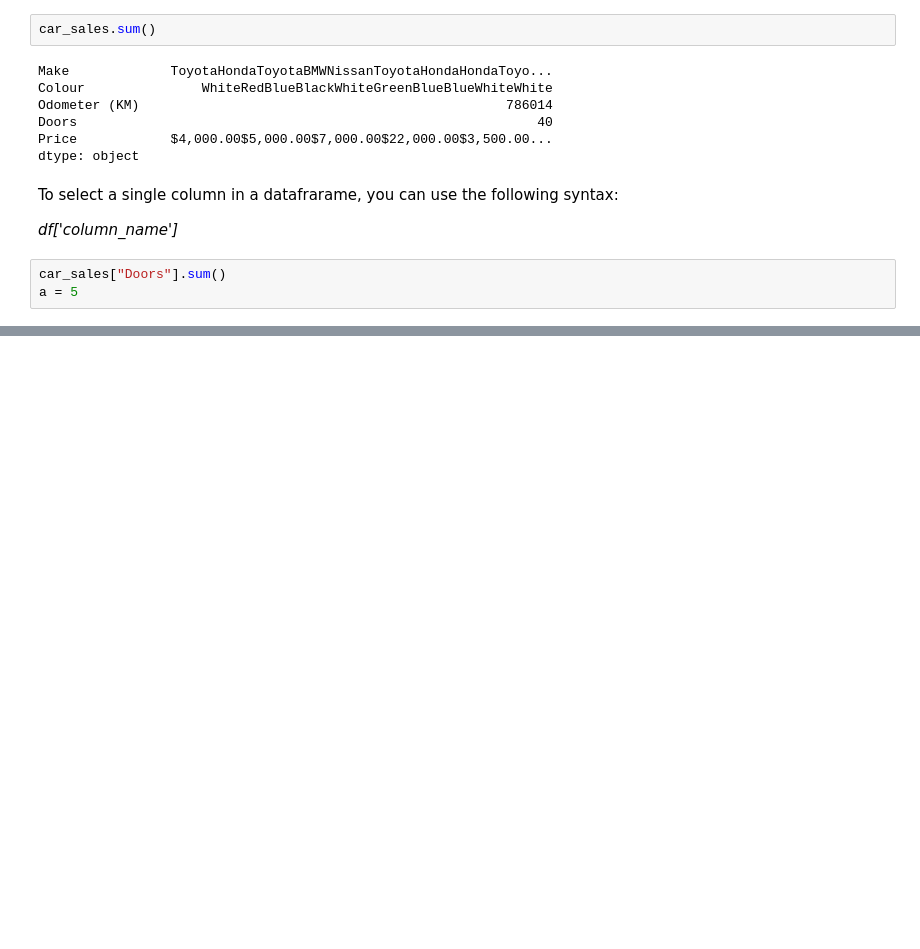
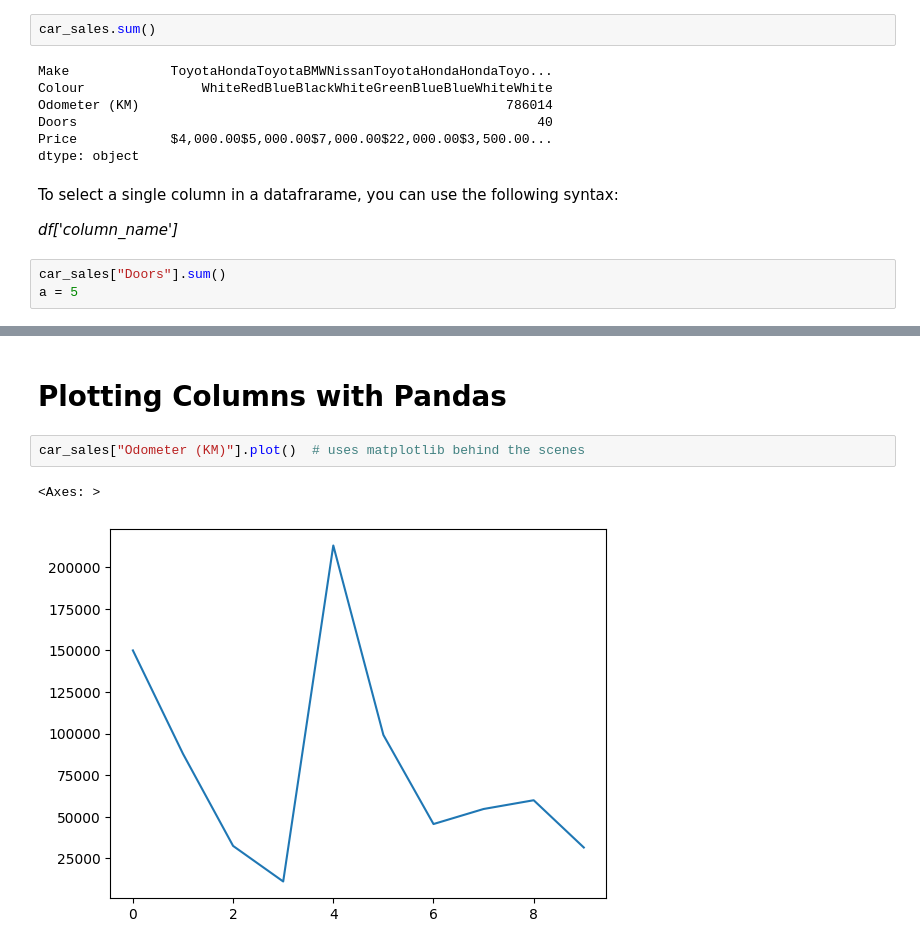
Before and after one commit to osamaizhar/Datascience-and-AI-Learning, a Jupyter notebook: Pandas/main.ipynb, the cells around one changed output, grey strips where cells are left out. Cells and saved outputs as stored; diff of their text form; blank space fills up the shorter version.

```diff
--- a/Pandas/main.ipynb
+++ b/Pandas/main.ipynb
@@ -116,0 +260,7 @@ a = 5
+# %% [markdown]
+# Plotting Columns with Pandas
+# %%
+car_sales["Odometer (KM)"].plot()  # uses matplotlib behind the scenes
+# %% [output]
+<Axes: >
+[figure, added]
```
Also changed, not shown: parts of 36 cells of this notebook, 4 other files.
